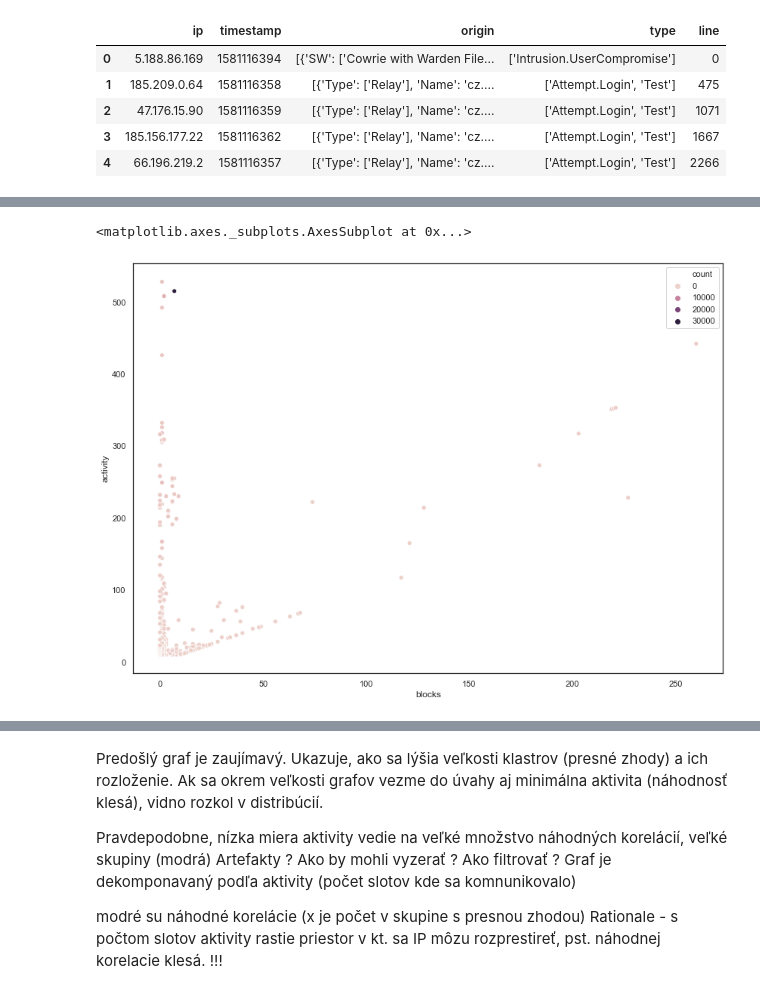
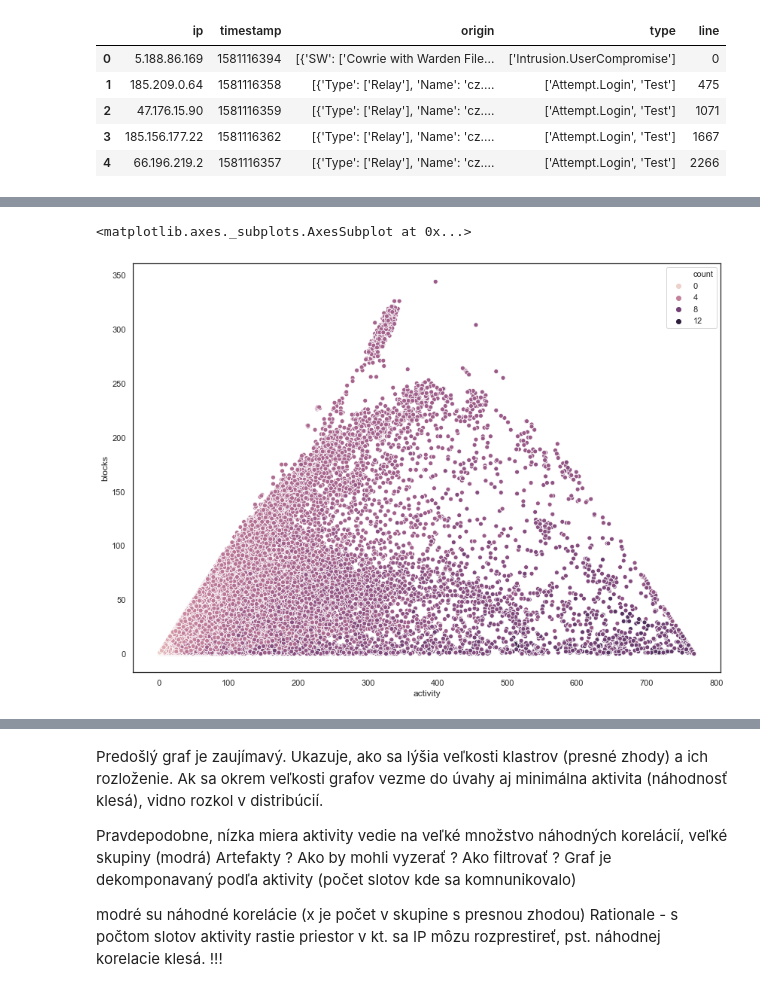
Before and after one commit to CESNET/SECT, a Jupyter notebook: notebooks/experiments/distibutable_clustering.ipynb, the cells around one changed output, grey strips where cells are left out. Drawn from its saved outputs; the diff is of its cells as text; code cells hidden in the pictures.

```diff
--- a/notebooks/experiments/distibutable_clustering.ipynb
+++ b/notebooks/experiments/distibutable_clustering.ipynb
@@ -61,10 +65,9 @@ df.head()
 # %%
 dfip = pd.DataFrame()
-dfip['list'] = df.groupby('ip')['slot'].agg(lambda x: (list(x)))
+dfip['list'] = df.groupby('ip')['slot'].agg(lambda x: (list(x))) # List of all time slots IP communicated in, with duplicity
 
-dfip['count'] = dfip.list.apply(list.__len__)
+dfip['count'] = dfip.list.apply(list.__len__) # count of eventf for IP
 
-dfip['list'] = df.groupby('ip')['slot'].agg(lambda x: list(x))
-dfip['series'] = dfip.list.apply(get_bin_series, args=[np.ceil((days*24*3600)/aggr)])
-dfip['blocks'] = dfip.series.apply(count_blocks)
-dfip['activity'] = dfip.series.apply(np.sum)
+dfip['series'] = dfip.list.apply(get_bin_series, args=[np.ceil((days*24*3600)/aggr)]) # as list, but in form of binary vector
+dfip['blocks'] = dfip.series.apply(count_blocks) # number of continuous trute values in series vector (we favor more segmented)
+dfip['activity'] = dfip.series.apply(np.sum) # number of slots in wich events where detected
@@ -79,5 +74,14 @@ dfip['activity'] = dfip.series.apply(np.sum)
 # %%
 #mark separate classes
-dfip['class'] = dfip.activity.apply(lambda x: 'small' if x < thresh else 'too much' if x > 0.7*np.ceil((days*24*3600)/aggr) else 'good')
 
+dfip['class'] = dfip['activity'].apply(lambda x: 'small' if x < act_threshold
+                                    else 'too much' if x > 0.7*np.ceil((days*24*3600)/aggr)
+                                    else 'good')
+
+dfip['class'] = dfip['count'].apply(lambda x: 'small' if x < days
+                                    else 'too much' if x > days*1000
+                                    else 'good')
+
+dfip['count'].hist(bins=100)
+plt.yscale('log')
 dfip.head()
@@ -168,6 +199,5 @@ sns.heatmap(gact)
 # %%
-sns.scatterplot(data=dfip.loc[gact.index,:],x='blocks',y='activity',hue='count')
-#this is quite interesting
+sns.scatterplot(data=dfip,y='blocks',x='activity', hue=dfip['count'].apply(np.log))
 # %% [output]
 <matplotlib.axes._subplots.AxesSubplot at 0x...>
-[figure, old version]
+[figure, new version]
```
Also changed, not shown: parts of 20 cells of this notebook, 5 other files.
